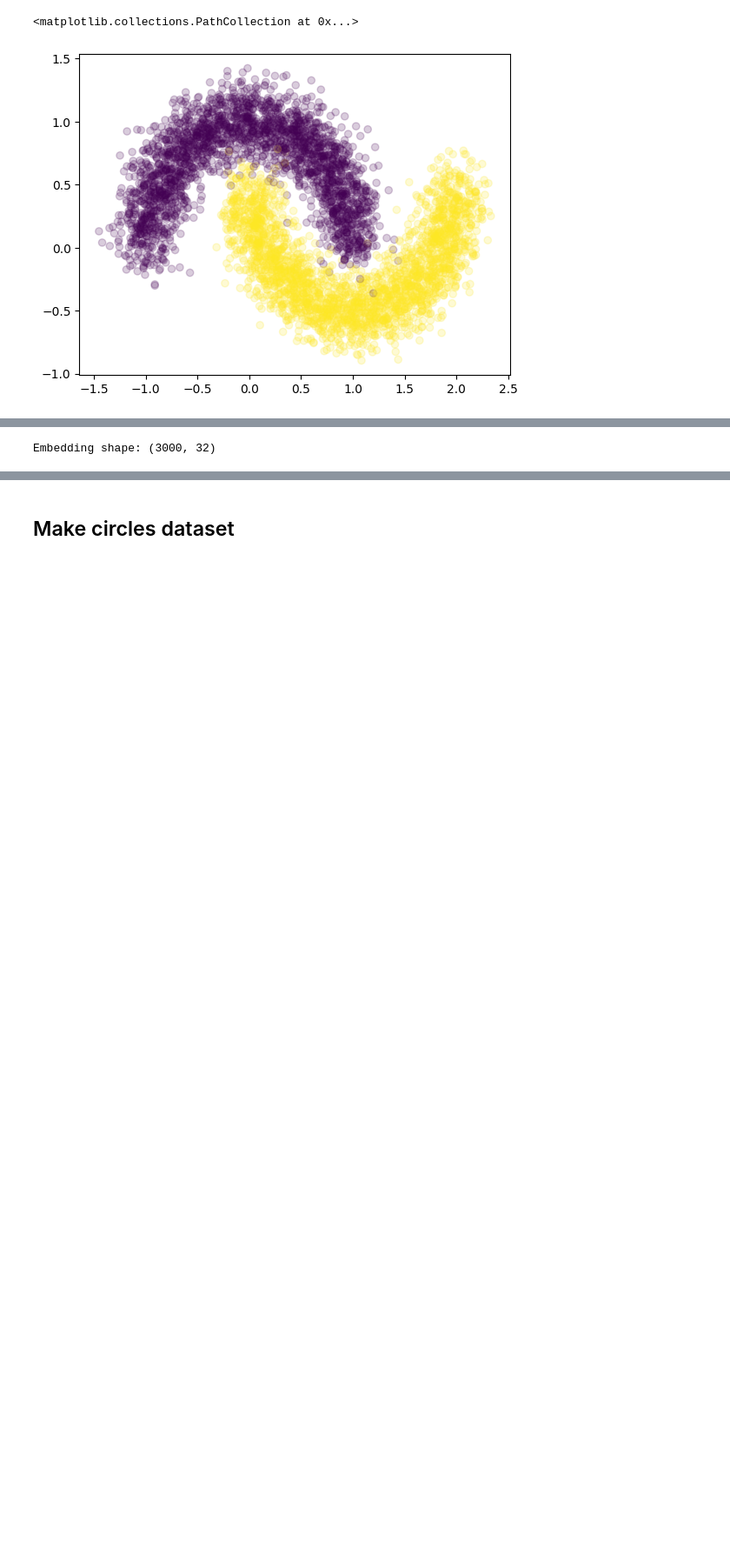
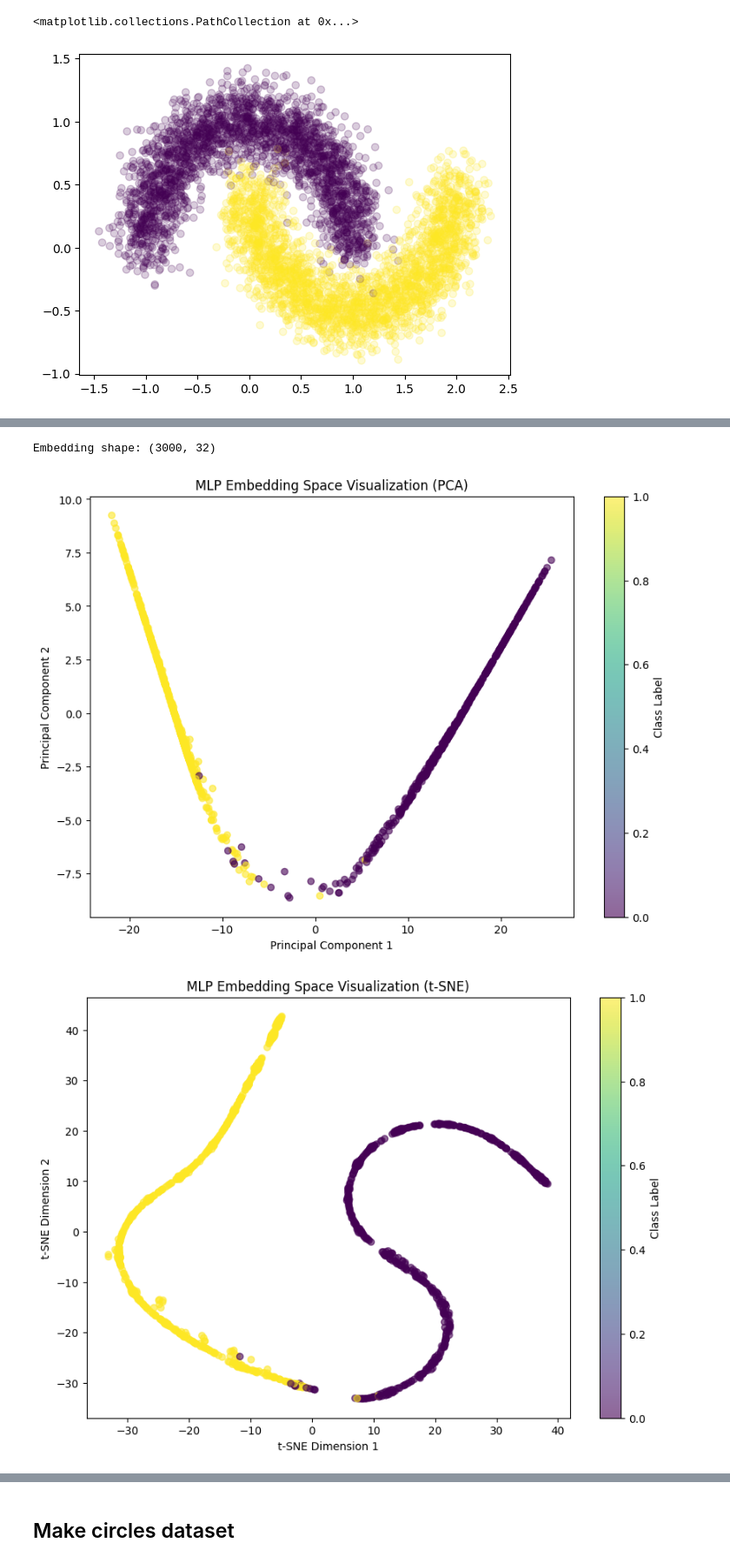
Before and after one commit to wojciech-baraniak05/golem-t13, a Jupyter notebook: make_data.ipynb, the cells around one changed output, grey strips where cells are left out. Shown at 87% size. Saved outputs shown, nothing was run; the diff lists cells and outputs as text; code cells hidden in the pictures; blank space fills up the shorter version.

```diff
--- a/make_data.ipynb
+++ b/make_data.ipynb
@@ -42,5 +42,9 @@ MLP Test Accuracy: 98.90%
 # %%
 pipeline.extract_embeddings()
 print(f"Embedding shape: {pipeline.embedings[0].shape}")
+pipeline.embedding_visualization_pca()
+pipeline.embedding_visualization_tsne()
 # %% [output]
 Embedding shape: (3000, 32)
+[figure, added]
+[figure, added]
```
Also changed, not shown: parts of 24 cells of this notebook, 3 other files.
